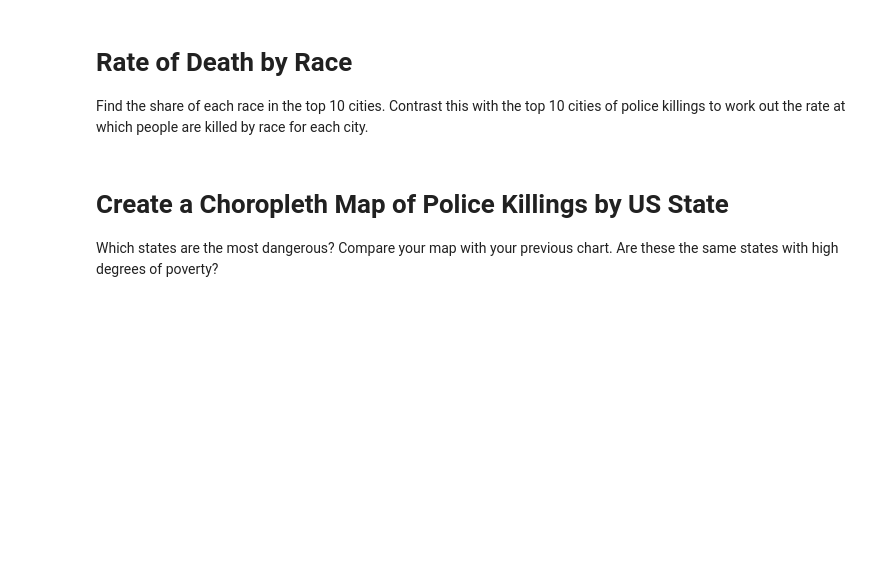
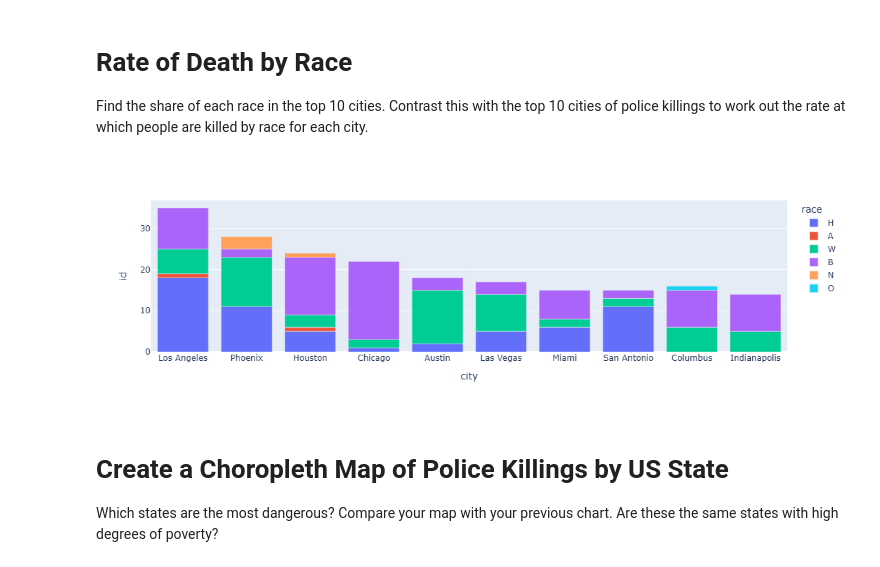
Before and after one commit to Bill-khk/Data-analysis, a Jupyter notebook: FatalForce/Fatal_Force.ipynb, the cells around one changed output. Saved outputs shown, nothing was run; the diff lists cells and outputs as text; code cells hidden in the pictures; blank space fills up the shorter version.

```diff
--- a/FatalForce/Fatal_Force.ipynb
+++ b/FatalForce/Fatal_Force.ipynb
@@ -493,6 +479,16 @@ fig11.show()
 # Rate of Death by Race
 
 Find the share of each race in the top 10 cities. Contrast this with the top 10 cities of police killings to work out the rate at which people are killed by race for each city.
+# %%
+city_race = df_fatalities.groupby(['city', 'race']).agg({'id':pd.Series.count}).reset_index()
+city_race = city_race[city_race['city'].isin(city_rank['city'])]
+city_race['total'] = city_race.groupby('city')['id'].transform('sum')
+city_race = city_race.sort_values(by='total', ascending=False)
+# %%
+fig12 = px.bar(city_race, x='city', y='id', color='race')
+fig12.show()
+# %% [output]
+[figure, added]
 # %% [markdown]
 # Create a Choropleth Map of Police Killings by US State
 
```
Also changed, not shown: parts of 12 cells of this notebook.
